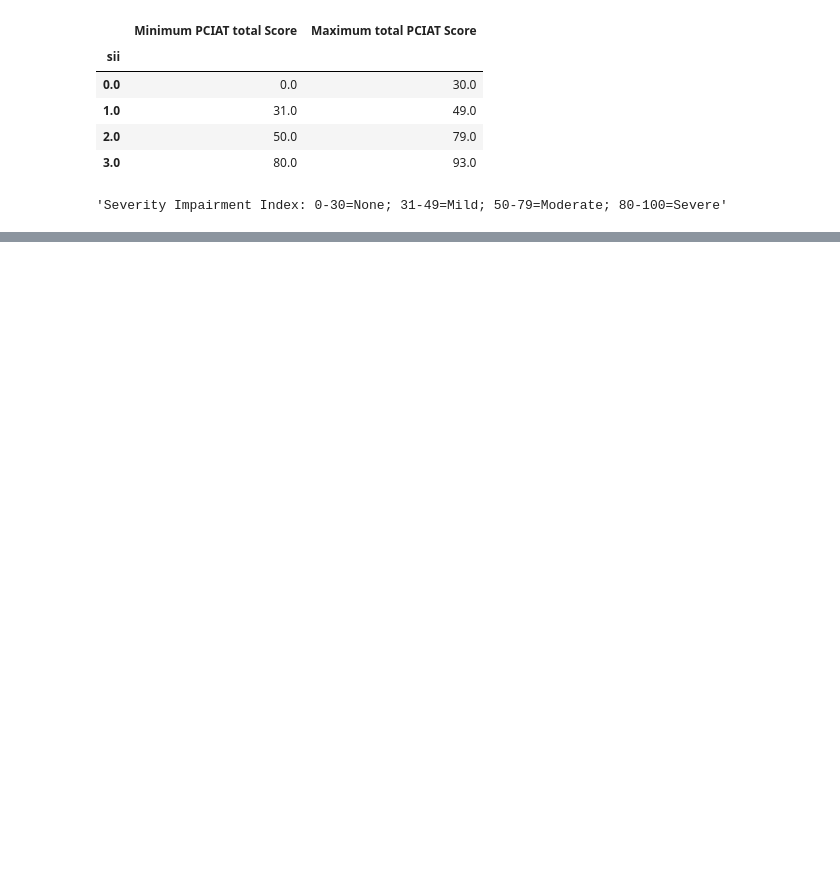
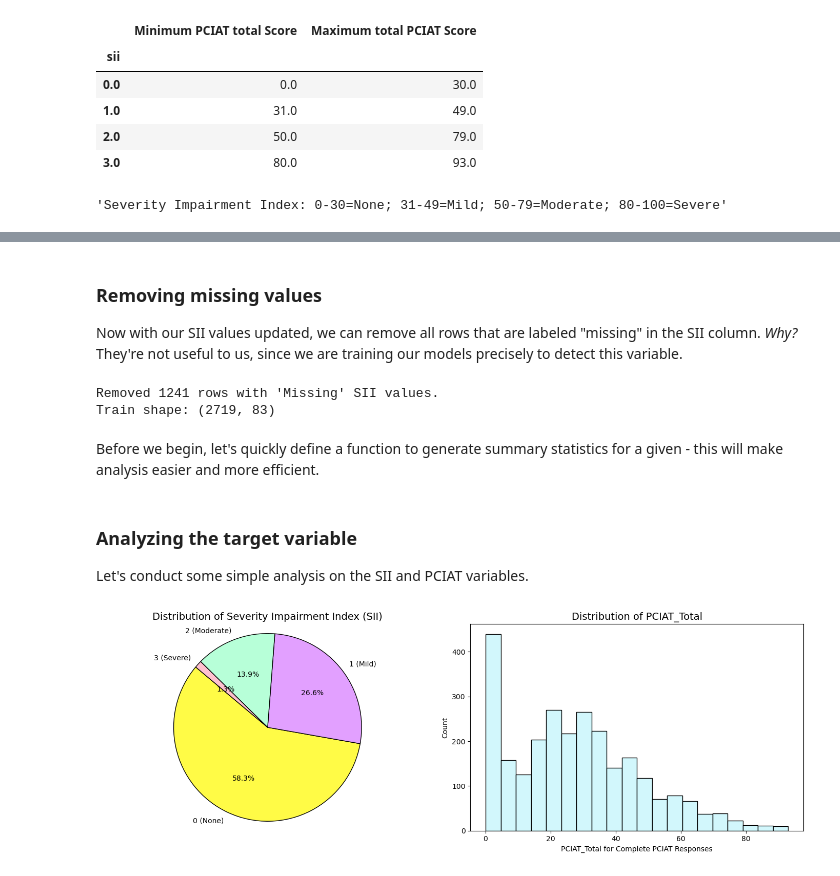
Before and after one commit to tomragus/CMI-PIU-Model, a Jupyter notebook: notebooks/CMI-PIU_draft2.ipynb, the cells around one changed output, grey strips where cells are left out. Saved outputs shown, nothing was run; the diff lists cells and outputs as text; code cells hidden in the pictures; blank space fills up the shorter version.

```diff
--- a/notebooks/CMI-PIU_draft2.ipynb
+++ b/notebooks/CMI-PIU_draft2.ipynb
@@ -213,0 +264,16 @@ data_dict[data_dict['Field'] == 'PCIAT-PCIAT_Total']['Value Labels'].iloc[0]
+# %% [markdown]
+### Removing missing values
+Now with our SII values updated, we can remove all rows that are labeled "missing" in the SII column. *Why?* They're not useful to us, since we are training our models precisely to detect this variable.
+# %%
+# remove rows with missing SII
+initial_rows = len(train)
+train = train[train['sii'] != 'Missing']
+train['sii'] = train['sii'].cat.remove_unused_categories()
+removed_rows = initial_rows - len(train)
+print(f"Removed {removed_rows} rows with 'Missing' SII values.")
+print(f"Train shape: {train.shape}")
+# %% [output]
+Removed 1241 rows with 'Missing' SII values.
+Train shape: (2719, 83)
+# %% [markdown]
+Before we begin, let's quickly define a function to generate summary statistics for a given - this will make analysis easier and more efficient.
@@ -213,0 +301,36 @@ data_dict[data_dict['Field'] == 'PCIAT-PCIAT_Total']['Value Labels'].iloc[0]
+# %% [markdown]
+### Analyzing the target variable
+
+Let's conduct some simple analysis on the SII and PCIAT variables.
+# %%
+# define variables for plotting
+sii_counts = train['sii'].value_counts().reset_index()
+sii_counts.columns = ['SII', 'Count']
+total = sii_counts['Count'].sum()
+sii_counts['percentage'] = (sii_counts['Count'] / total) * 100
+
+fig, axes = plt.subplots(1, 2, figsize=(14, 5))
+
+# custom color pallete (used throughout)
+custom_palette = ['#FFFB46', '#E2A0FF', '#B7FFD8', '#FFC1CF', '#C4F5FC']
+
+axes[0].pie(
+    sii_counts['Count'],
+    labels=sii_counts['SII'],
+    autopct='%1.1f%%',
+    colors=custom_palette,
+    startangle=140,
+    wedgeprops={'edgecolor': 'black'}
+)
+axes[0].set_title('Distribution of Severity Impairment Index (SII)', fontsize=14)
+axes[0].axis('equal')  # Equal aspect ratio makes the pie a circle
+
+# PCIAT_Total for complete responses
+sns.histplot(train['complete_resp_total'].dropna(), bins=20, color='#C4F5FC', ax=axes[1])
+axes[1].set_title('Distribution of PCIAT_Total', fontsize=14)
+axes[1].set_xlabel('PCIAT_Total for Complete PCIAT Responses')
+
+plt.tight_layout()
+plt.show()
+# %% [output]
+[figure, added]
```
Also changed, not shown: parts of 18 cells of this notebook.
